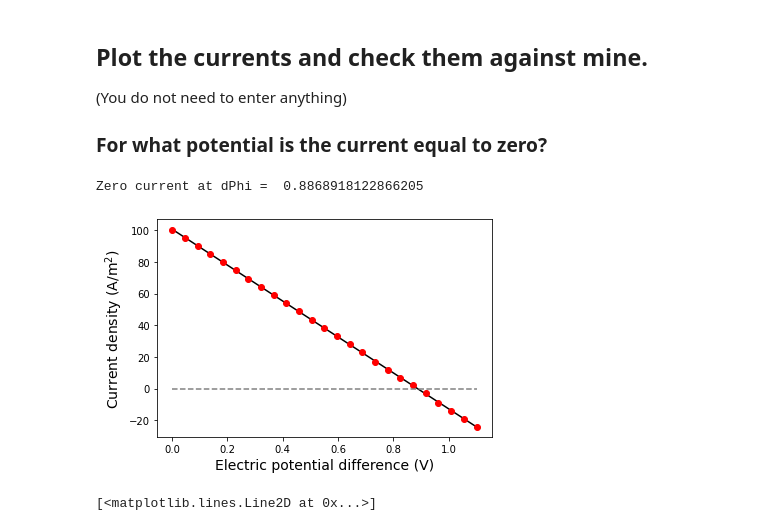
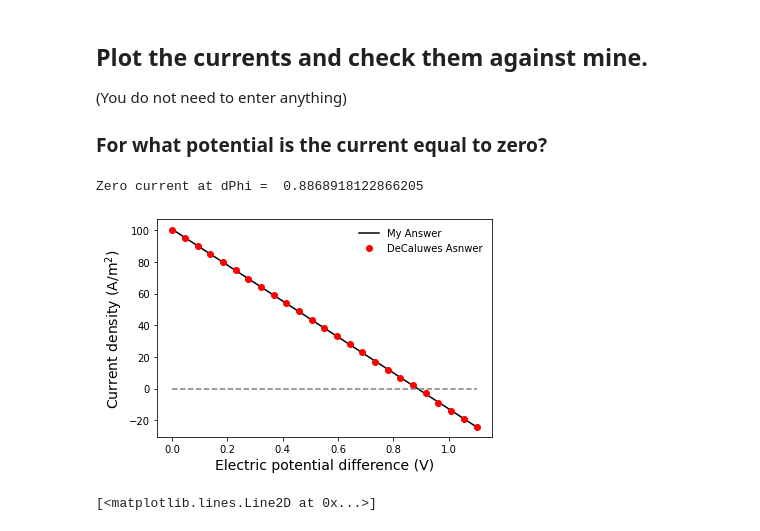
Before and after one commit to JavadHPo/Homework, a Jupyter notebook: homework-5/Homework5_Coding-checkpoint.ipynb, the cells around one changed output. Drawn from its saved outputs; the diff is of its cells as text; code cells hidden in the pictures.

```diff
--- a/homework-5/Homework5_Coding-checkpoint.ipynb
+++ b/homework-5/Homework5_Coding-checkpoint.ipynb
@@ -250,20 +250,21 @@ for j, phi in enumerate(dPhi):
 # %%
 current_check = np.array([100.,  95.,  90.,  85.,  80.,  75.,  69.,
                           64.,  59.,  54.,  49.,  43.,  38.,  33.,
                           28.,  23.,  17.,  12.,   7.,   2.,  -3.,
                           -9.,    -14., -19., -24.])
 
 plt.plot(dPhi, currents, 'k')
 plt.plot(dPhi, current_check, 'ro', markerfacecolor=None)
 plt.plot(dPhi, np.zeros_like(dPhi),'--',color='0.5')
+plt.legend(['My Answer','DeCaluwes Asnwer'],frameon=False)
 plt.xlabel('Electric potential difference (V)',fontsize=14)
 plt.ylabel('Current density (A/m$^2$)',fontsize=14)
 
 zero=np.interp(0, np.flip(currents), np.flip(dPhi))
 print('Zero current at dPhi = ',zero)
 # %% [output]
 Zero current at dPhi =  0.8868918122866205
-[figure, old version]
+[figure, new version]
 # %%
 
 plt.plot(dPhi, N_k[:,0],linewidth=2.5)
```
